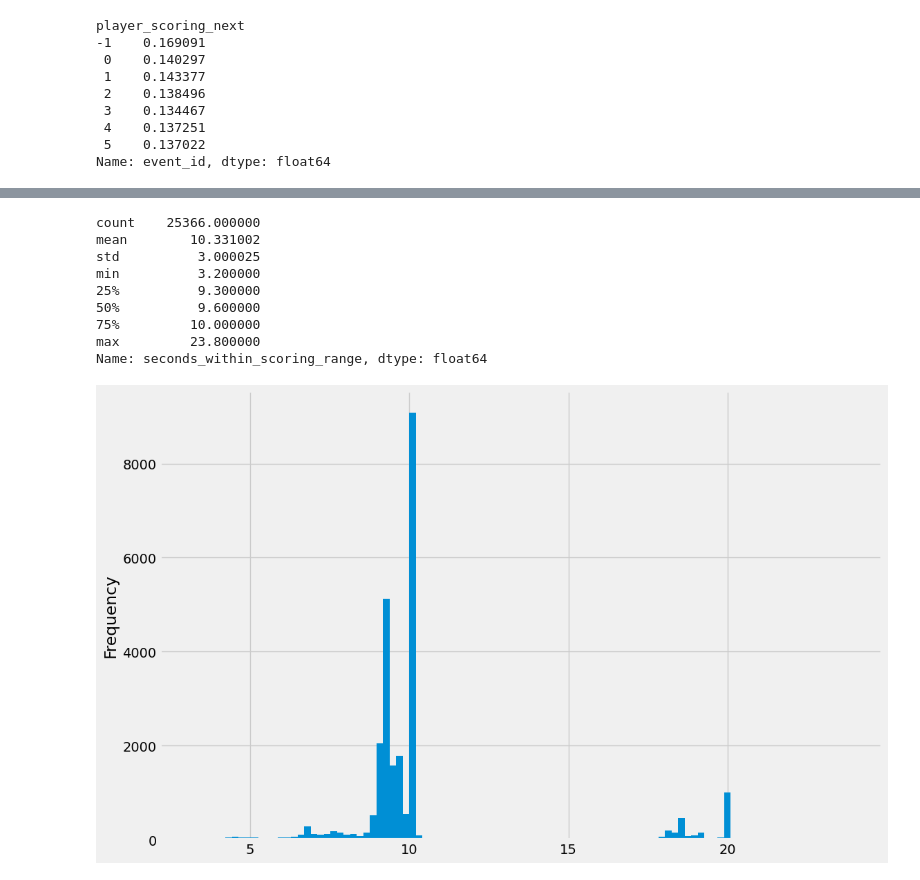
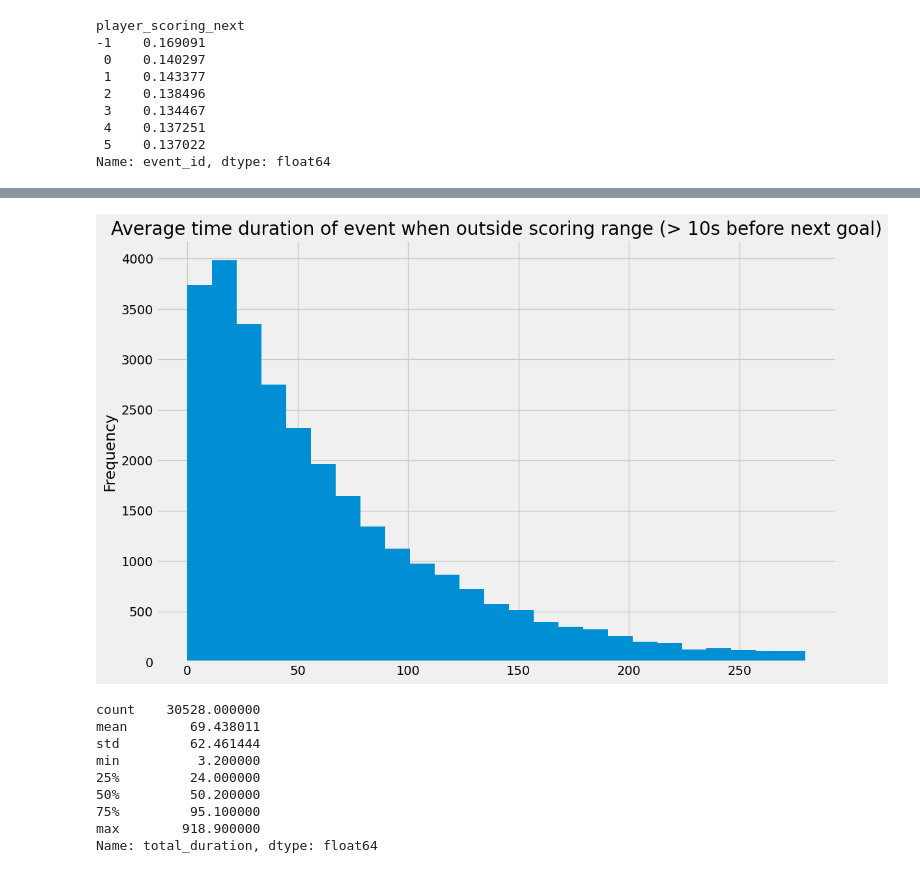
Before and after one commit to donelianc/my-kaggle-tools, a Jupyter notebook: competitions/tabular-playground-series-oct-2022/notebooks/0.0-ic-exploratory-data-analysis.ipynb, the cells around one changed output, grey strips where cells are left out. Saved outputs shown, nothing was run; the diff lists cells and outputs as text; code cells hidden in the pictures.

```diff
--- a/competitions/tabular-playground-series-oct-2022/notebooks/0.0-ic-exploratory-data-analysis.ipynb
+++ b/competitions/tabular-playground-series-oct-2022/notebooks/0.0-ic-exploratory-data-analysis.ipynb
@@ -337,16 +190,24 @@ df_event_duration["total_duration"] = df_event_duration[["seconds_within_scoring
+# %%
+(
+    df_event_duration
+    [df_event_duration["seconds_outside_scoring_range"] < df_event_duration["seconds_outside_scoring_range"].quantile(0.99)]
+    .seconds_outside_scoring_range
+    .plot.hist(
+        bins=25,
+        title="Average time duration of event when outside scoring range (> 10s before next goal)"
+        )
+    );
+# %% [output]
+[figure, added]
 # %%
-df_event_duration.seconds_within_scoring_range.describe()
+df_event_duration["total_duration"].describe()
 # %% [output]
-count    25366.000000
-mean        10.331002
-std          3.000025
+count    30528.000000
+mean        69.438011
+std         62.461444
 min          3.200000
-25%          9.300000
-50%          9.600000
-75%         10.000000
-max         23.800000
-Name: seconds_within_scoring_range, dtype: float64
+25%         24.000000
+50%         50.200000
+75%         95.100000
+max        918.900000
+Name: total_duration, dtype: float64
-# %%
-df_event_duration.seconds_within_scoring_range.plot.hist(bins=100);
-# %% [output]
-[figure, removed]
```
Also changed, not shown: parts of 34 cells of this notebook, 1 other file.
